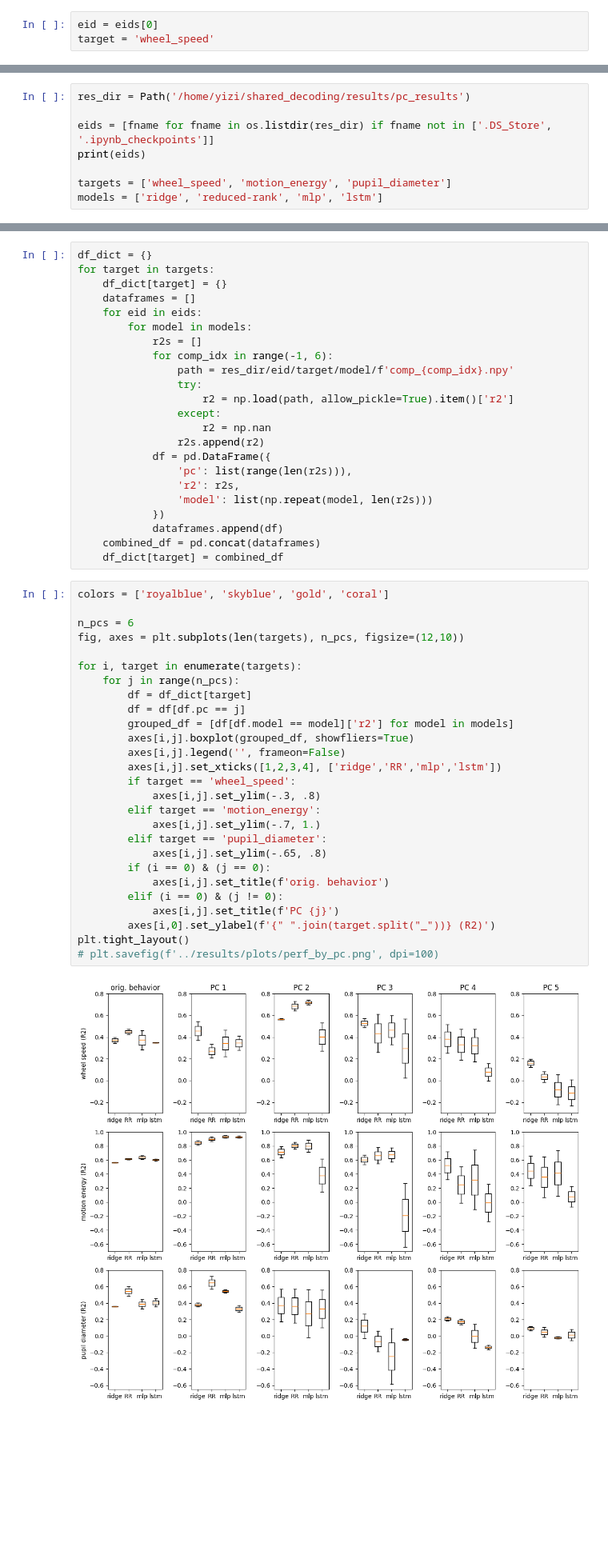
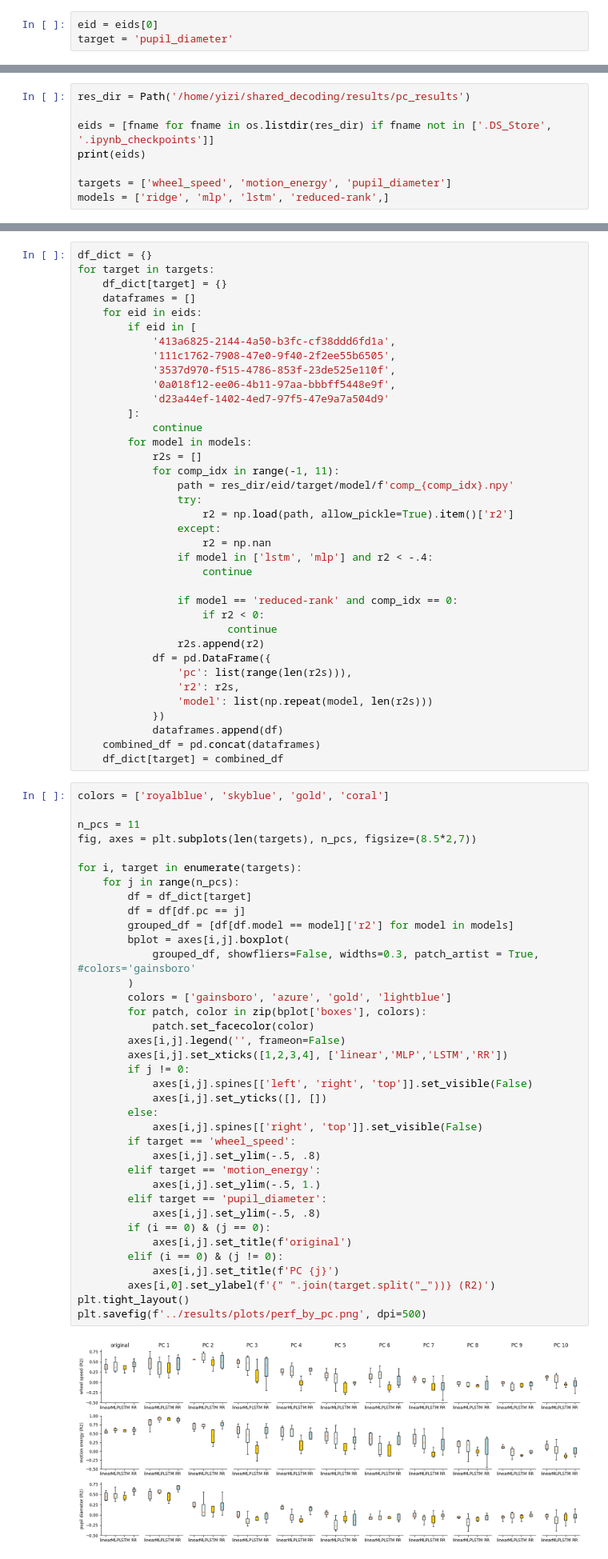
Before and after one commit to yzhang511/neural_decoding, a Jupyter notebook: notebooks/behavior_decomp.ipynb, the cells around one changed output, grey strips where cells are left out. Shown at 80% size. Cells and saved outputs as stored; diff of their text form; blank space fills up the shorter version.

```diff
--- a/notebooks/behavior_decomp.ipynb
+++ b/notebooks/behavior_decomp.ipynb
@@ -203,7 +205,7 @@ def r2_decomp(eid, target, model, model_class, data_dir, n_comp=30):
 ##### PCA Behavior Decomposition
 # %%
 eid = eids[0]
-target = 'wheel_speed'
+target = 'pupil_diameter'
 # %%
 signal_decomp, recon_decomp, error_decomp, pca_var_explained, _, _, _ = behavior_decomp(
     eids[0], target=target,
@@ -500,5 +506,5 @@ eids = [fname for fname in os.listdir(res_dir) if fname not in ['.DS_Store', '.i
 print(eids)
 
 targets = ['wheel_speed', 'motion_energy', 'pupil_diameter']
-models = ['ridge', 'reduced-rank', 'mlp', 'lstm']
+models = ['ridge', 'mlp', 'lstm', 'reduced-rank',]
 # %% [output]
@@ -569,14 +575,28 @@ for target in targets:
     df_dict[target] = {}
     dataframes = []
     for eid in eids:
+        if eid in [
+            '413a6825-2144-4a50-b3fc-cf38ddd6fd1a',
+            '111c1762-7908-47e0-9f40-2f2ee55b6505',
+            '3537d970-f515-4786-853f-23de525e110f',
+            '0a018f12-ee06-4b11-97aa-bbbff5448e9f',
+            'd23a44ef-1402-4ed7-97f5-47e9a7a504d9'
+        ]:
+            continue
         for model in models:
             r2s = []
-            for comp_idx in range(-1, 6):
+            for comp_idx in range(-1, 11):
                 path = res_dir/eid/target/model/f'comp_{comp_idx}.npy'
                 try:
                     r2 = np.load(path, allow_pickle=True).item()['r2']
                 except:
                     r2 = np.nan
+                if model in ['lstm', 'mlp'] and r2 < -.4:
+                    continue
+
+                if model == 'reduced-rank' and comp_idx == 0:
+                    if r2 < 0:
+                        continue
                 r2s.append(r2)
             df = pd.DataFrame({
                 'pc': list(range(len(r2s))),
@@ -589,32 +609,42 @@ for target in targets:
 # %%
 colors = ['royalblue', 'skyblue', 'gold', 'coral']
 
-n_pcs = 6
-fig, axes = plt.subplots(len(targets), n_pcs, figsize=(12,10))
+n_pcs = 11
+fig, axes = plt.subplots(len(targets), n_pcs, figsize=(8.5*2,7))
 
 for i, target in enumerate(targets):
     for j in range(n_pcs):
         df = df_dict[target]
         df = df[df.pc == j]
         grouped_df = [df[df.model == model]['r2'] for model in models]
-        axes[i,j].boxplot(grouped_df, showfliers=True)
+        bplot = axes[i,j].boxplot(
+            grouped_df, showfliers=False, widths=0.3, patch_artist = True, #colors='gainsboro'
+        )
+        colors = ['gainsboro', 'azure', 'gold', 'lightblue']
+        for patch, color in zip(bplot['boxes'], colors):
+            patch.set_facecolor(color)
         axes[i,j].legend('', frameon=False)
-        axes[i,j].set_xticks([1,2,3,4], ['ridge','RR','mlp','lstm'])
+        axes[i,j].set_xticks([1,2,3,4], ['linear','MLP','LSTM','RR'])
+        if j != 0:
+            axes[i,j].spines[['left', 'right', 'top']].set_visible(False)
+            axes[i,j].set_yticks([], [])
+        else:
+            axes[i,j].spines[['right', 'top']].set_visible(False)
         if target == 'wheel_speed':
-            axes[i,j].set_ylim(-.3, .8)
+            axes[i,j].set_ylim(-.5, .8)
         elif target == 'motion_energy':
-            axes[i,j].set_ylim(-.7, 1.)
+            axes[i,j].set_ylim(-.5, 1.)
         elif target == 'pupil_diameter':
-            axes[i,j].set_ylim(-.65, .8)
+            axes[i,j].set_ylim(-.5, .8)
         if (i == 0) & (j == 0):
-            axes[i,j].set_title(f'orig. behavior')
+            axes[i,j].set_title(f'original')
         elif (i == 0) & (j != 0):
             axes[i,j].set_title(f'PC {j}')
         axes[i,0].set_ylabel(f'{" ".join(target.split("_"))} (R2)')
 plt.tight_layout()
-# plt.savefig(f'../results/plots/perf_by_pc.png', dpi=100)
+plt.savefig(f'../results/plots/perf_by_pc.png', dpi=500)
 # %% [output]
-[figure, old version]
+[figure, new version]
 # %%
 base_dir = Path('/mnt/3TB/yizi/shared_decoding')
 data_dir = base_dir/'data'
```
Also changed, not shown: parts of 7 cells of this notebook.
